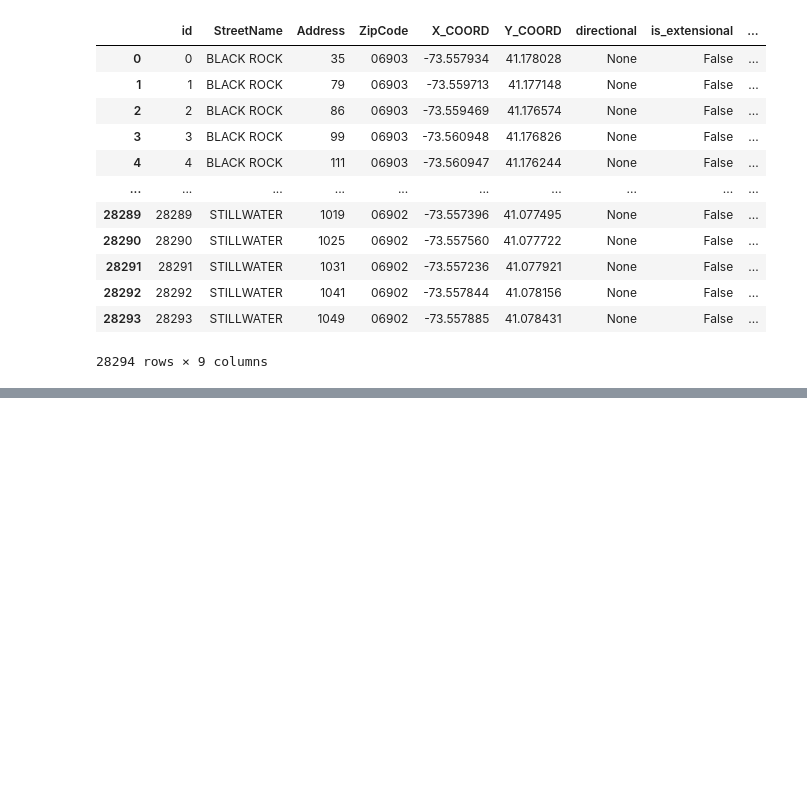
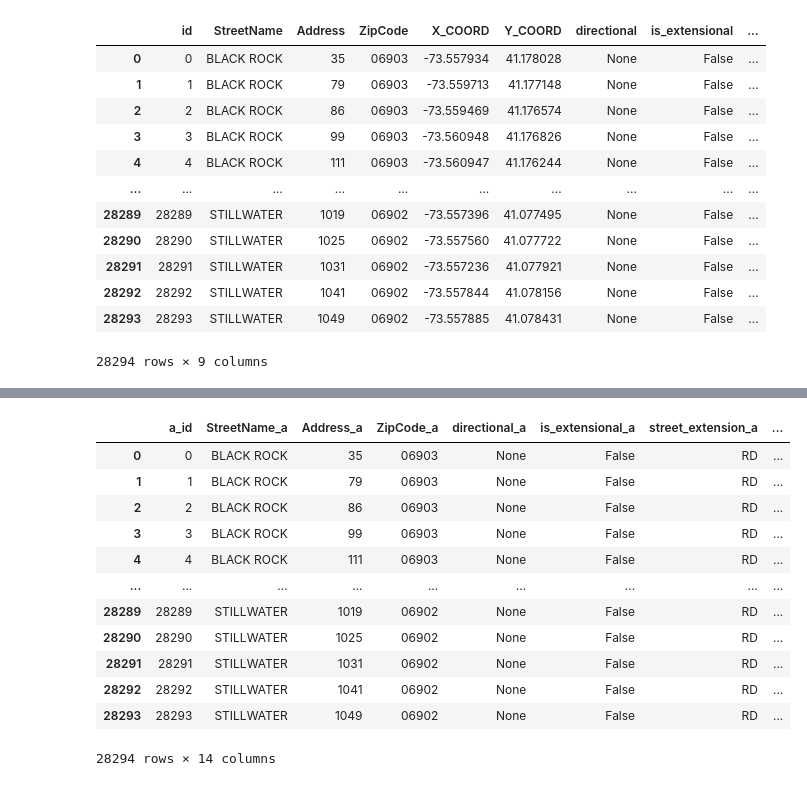
Before and after one commit to DZhang3210/ml-geocoding, a Jupyter notebook: Data/Data_Helpers/stamford_analysis.ipynb, the cells around one changed output, grey strips where cells are left out. Drawn from its saved outputs; the diff is of its cells as text; code cells hidden in the pictures; blank space fills up the shorter version.

Commit message:
now working on dataset construction

```diff
--- a/Data/Data_Helpers/stamford_analysis.ipynb
+++ b/Data/Data_Helpers/stamford_analysis.ipynb
@@ -296,0 +370,43 @@ threshold 0.9: 838 of 1149 names have NO match clearing it
+# %%
+#Time to build the freaking data pipeline
+# print(len(train_df_lst)) #14818
+# print(len(new_df)) #28294
+# print(len(corrupted_df)) #28294
+
+n = len(corrupted_df)
+
+new_df
+corrupted_df
+train_df_lst
+def _generate_positive_dataset():
+    combined = pd.merge(new_df, corrupted_df,
+        left_on = "id",
+        right_on ="original_id",
+        suffixes = ("_a", "_b")
+    )
+    combined.rename(columns = {"id": "a_id", "original_id":"b_id"}, inplace = True)
+    combined.drop(columns = ["X_COORD_a","Y_COORD_a", "X_COORD_b", "Y_COORD_b"], inplace = True)
+    combined["label"] = 1
+
+    return combined
+
+# def _generate_easy_negative_dataset():
+
+
+
+positive_dataset = _generate_positive_dataset()
+positive_dataset
+# %% [output]
+|  | a_id | StreetName_a | Address_a | ZipCode_a | directional_a | is_extensional_a | street_extension_a | ... |
+| 0 | 0 | BLACK ROCK | 35 | 06903 | None | False | RD | ... |
+| 1 | 1 | BLACK ROCK | 79 | 06903 | None | False | RD | ... |
+| 2 | 2 | BLACK ROCK | 86 | 06903 | None | False | RD | ... |
+| 3 | 3 | BLACK ROCK | 99 | 06903 | None | False | RD | ... |
+| 4 | 4 | BLACK ROCK | 111 | 06903 | None | False | RD | ... |
+| ... | ... | ... | ... | ... | ... | ... | ... | ... |
+| 28289 | 28289 | STILLWATER | 1019 | 06902 | None | False | RD | ... |
+| 28290 | 28290 | STILLWATER | 1025 | 06902 | None | False | RD | ... |
+| 28291 | 28291 | STILLWATER | 1031 | 06902 | None | False | RD | ... |
+| 28292 | 28292 | STILLWATER | 1041 | 06902 | None | False | RD | ... |
+| 28293 | 28293 | STILLWATER | 1049 | 06902 | None | False | RD | ... |
+28294 rows × 14 columns
```
Also changed, not shown: parts of 5 cells of this notebook, 3 other files.
